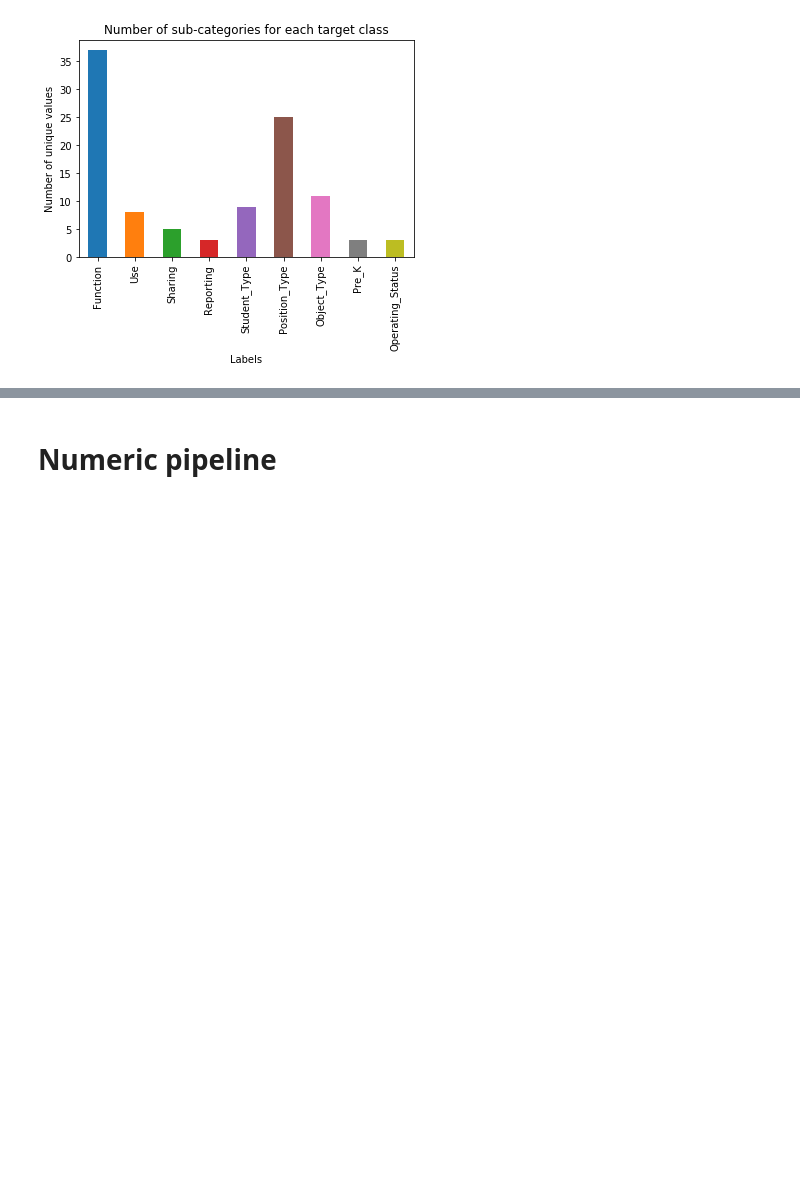
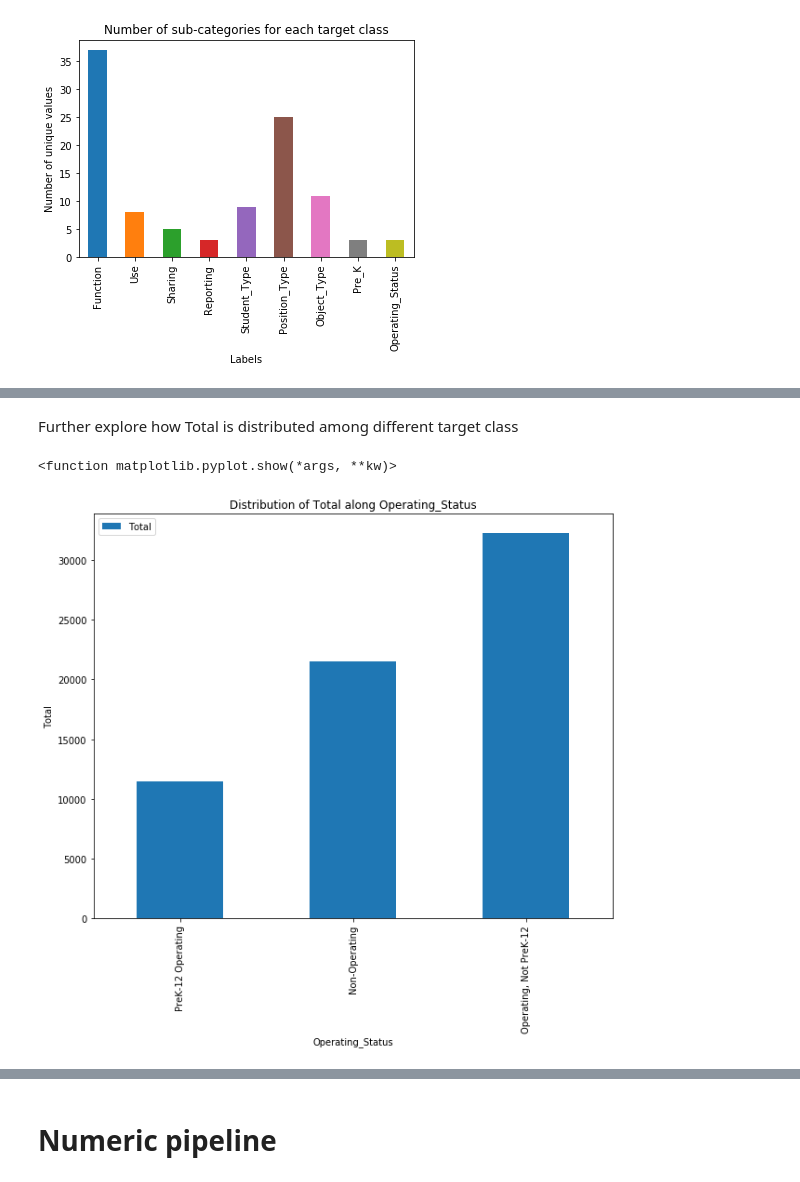
Before and after one commit to ayeshabhimdi/education-reboot, a Jupyter notebook: project/Reboot_Classifying Budgets.ipynb, the cells around one changed output, grey strips where cells are left out. Cells and saved outputs as stored; diff of their text form; code cells hidden in the pictures; blank space fills up the shorter version.

```diff
--- a/project/Reboot_Classifying Budgets.ipynb
+++ b/project/Reboot_Classifying Budgets.ipynb
@@ -165,0 +265,11 @@ plt.show()
+# %% [markdown]
+Further explore how Total is distributed among different target class
+# %%
+average_total=train[['Total', 'Operating_Status']].groupby(['Operating_Status'], as_index = True).mean().sort_values(by = 'Total')
+average_total.plot.bar(figsize = (10,8))
+plt.title('Distribution of Total along Operating_Status')
+plt.ylabel('Total')
+plt.show
+# %% [output]
+<function matplotlib.pyplot.show(*args, **kw)>
+[figure, added]
```
Also changed, not shown: parts of 13 cells of this notebook.
